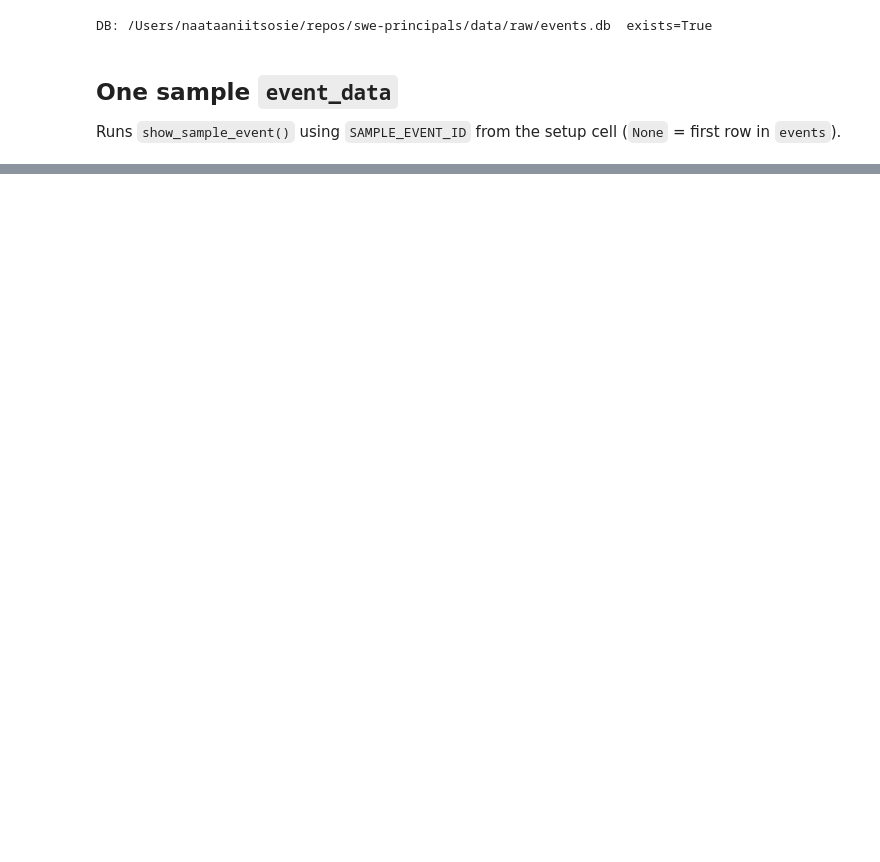
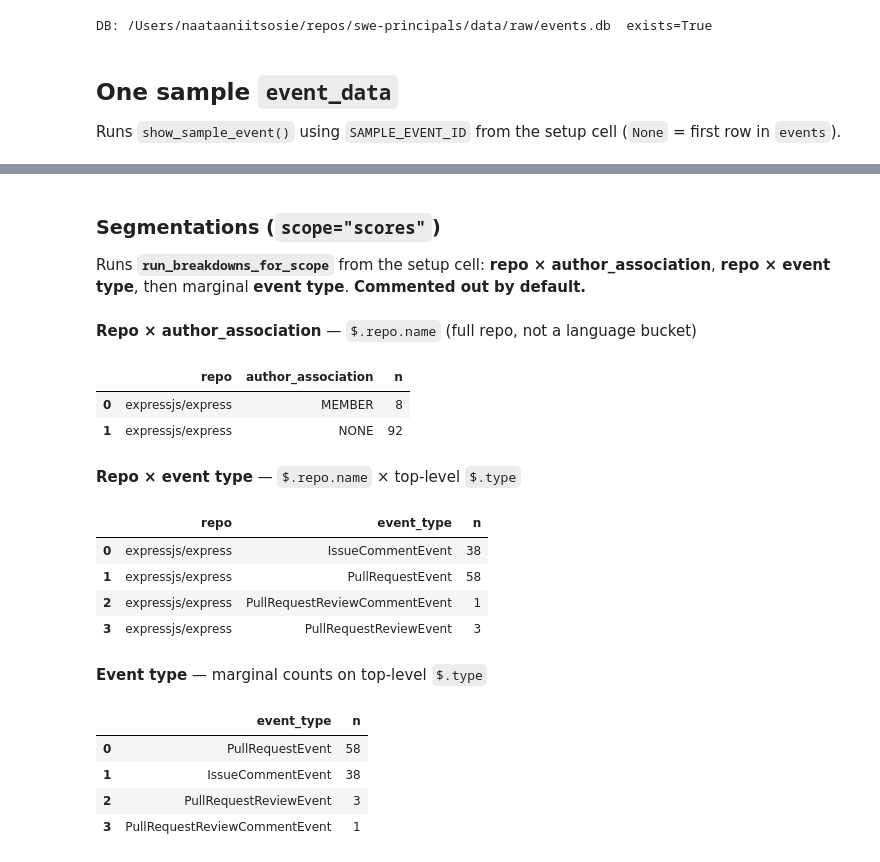
Before and after one commit to naataaniitsosie/swe-principals, a Jupyter notebook: notebooks/sql_queries.ipynb, the cells around one changed output, grey strips where cells are left out. Drawn from its saved outputs; the diff is of its cells as text; code cells hidden in the pictures; blank space fills up the shorter version.

```diff
--- a/notebooks/sql_queries.ipynb
+++ b/notebooks/sql_queries.ipynb
@@ -371,0 +709,23 @@ peek_table("scores")
+# %% [markdown]
+### Segmentations (`scope="scores"`)
+
+Runs **`run_breakdowns_for_scope`** from the setup cell: **repo × author_association**, **repo × event type**, then marginal **event type**. **Commented out by default.**
+# %%
+run_breakdowns_for_scope("scores")
+# %% [output]
+**Repo × author_association** — `$.repo.name` (full repo, not a language bucket)
+|  | repo | author_association | n |
+| 0 | expressjs/express | MEMBER | 8 |
+| 1 | expressjs/express | NONE | 92 |
+**Repo × event type** — `$.repo.name` × top-level `$.type`
+|  | repo | event_type | n |
+| 0 | expressjs/express | IssueCommentEvent | 38 |
+| 1 | expressjs/express | PullRequestEvent | 58 |
+| 2 | expressjs/express | PullRequestReviewCommentEvent | 1 |
+| 3 | expressjs/express | PullRequestReviewEvent | 3 |
+**Event type** — marginal counts on top-level `$.type`
+|  | event_type | n |
+| 0 | PullRequestEvent | 58 |
+| 1 | IssueCommentEvent | 38 |
+| 2 | PullRequestReviewEvent | 3 |
+| 3 | PullRequestReviewCommentEvent | 1 |
```
Also changed, not shown: parts of 15 cells of this notebook, 2 other files.
